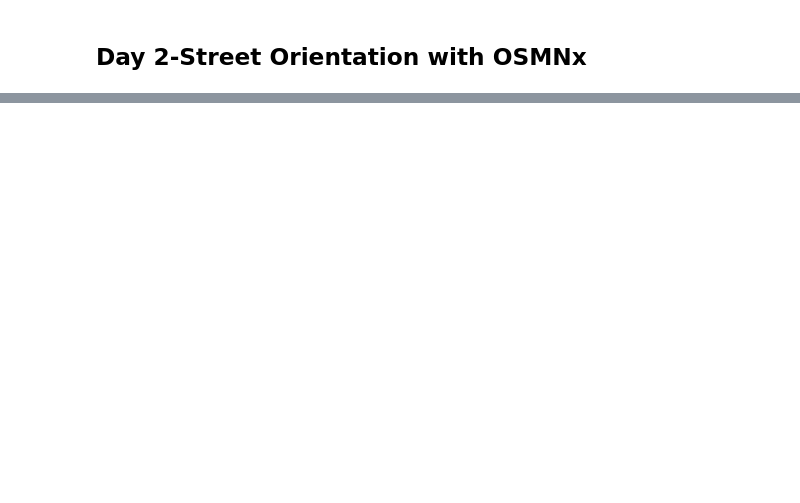
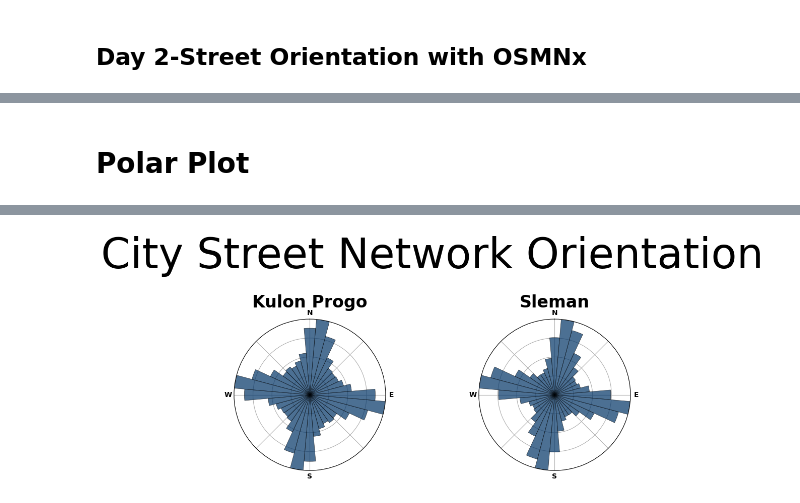
Before and after one commit to nooriza16/30MapChallenge, a Jupyter notebook: Day2/Day2.ipynb, the cells around one changed output, grey strips where cells are left out. Cells and saved outputs as stored; diff of their text form; code cells hidden in the pictures; blank space fills up the shorter version.

```diff
--- a/Day2/Day2.ipynb
+++ b/Day2/Day2.ipynb
@@ -48,0 +55,33 @@ Attempt 1 failed: ConnectTimeout
+# %% [markdown]
+# Polar Plot
+# %%
+# create figure and axes
+n = len(places)
+ncols = int(np.ceil(np.sqrt(n)))
+nrows = int(np.ceil(n / ncols))
+figsize = (ncols * 5, nrows * 5)
+fig, axes = plt.subplots(nrows, ncols, figsize=figsize, subplot_kw={"projection": "polar"})
+
+# plot each city's polar histogram
+for ax, place in zip(axes.flat, sorted(places.keys()), strict=False):
+    print(ox.utils.ts(), place)
+
+    # get undirected graphs with edge bearing attributes
+    G = ox.graph.graph_from_place(places[place], network_type="drive")
+    Gu = ox.bearing.add_edge_bearings(ox.convert.to_undirected(G))
+    fig, ax = ox.plot.plot_orientation(Gu, ax=ax, title=place, area=True)
+
+# add figure title and save image
+suptitle_font = {
+    "family": "DejaVu Sans",
+    "fontsize": 60,
+    "fontweight": "normal",
+    "y": 1,
+}
+fig.suptitle("City Street Network Orientation", **suptitle_font)
+fig.tight_layout()
+fig.subplots_adjust(hspace=0.35)
+#fig.savefig("images/street-orientations.png", facecolor="w", dpi=100, bbox_inches="tight")
+#plt.close()
+plt.show()
+# %% [output]
@@ -48,0 +90 @@ Attempt 1 failed: ConnectTimeout
+[figure, added]
```
Also changed, not shown: parts of 11 cells of this notebook, 13 other files.
